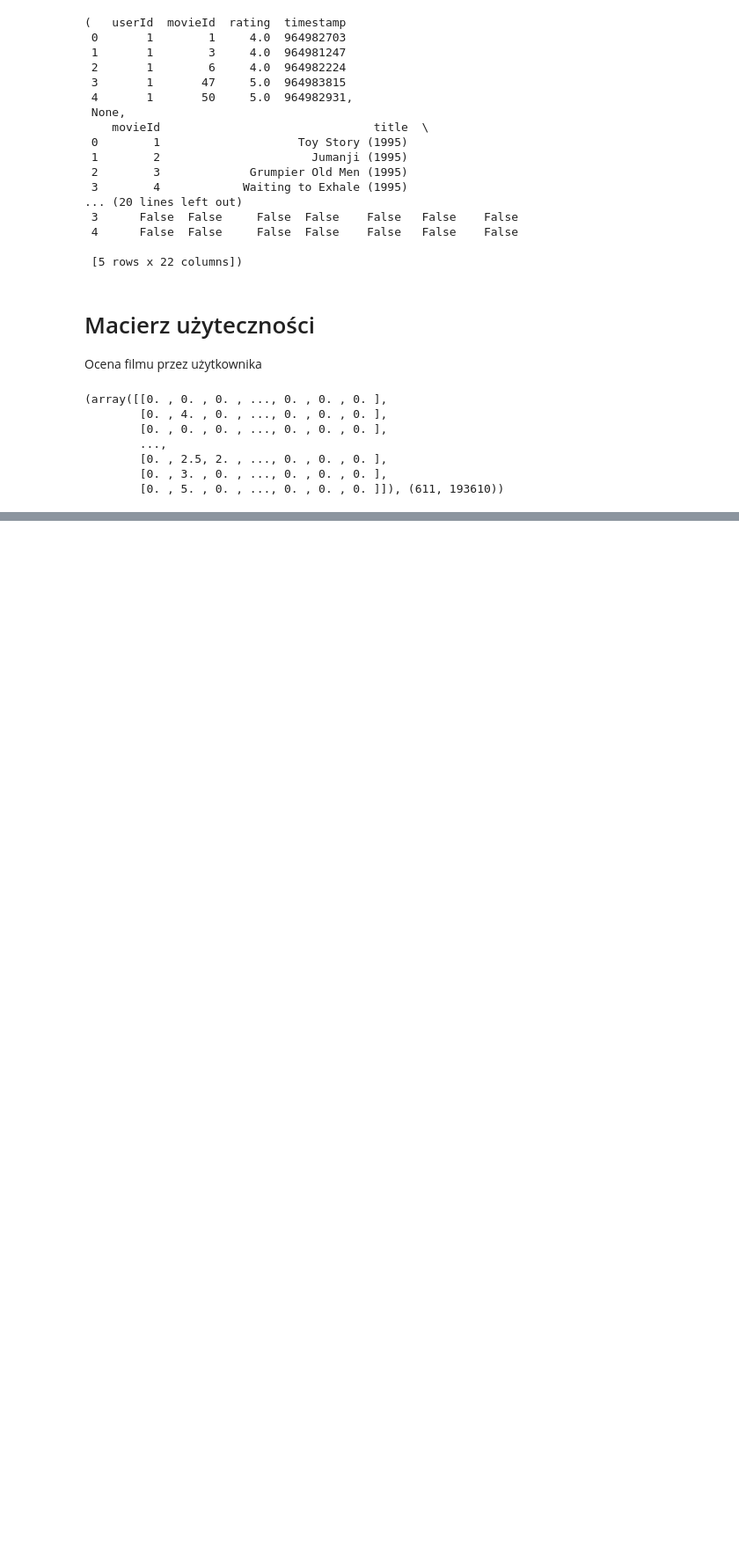
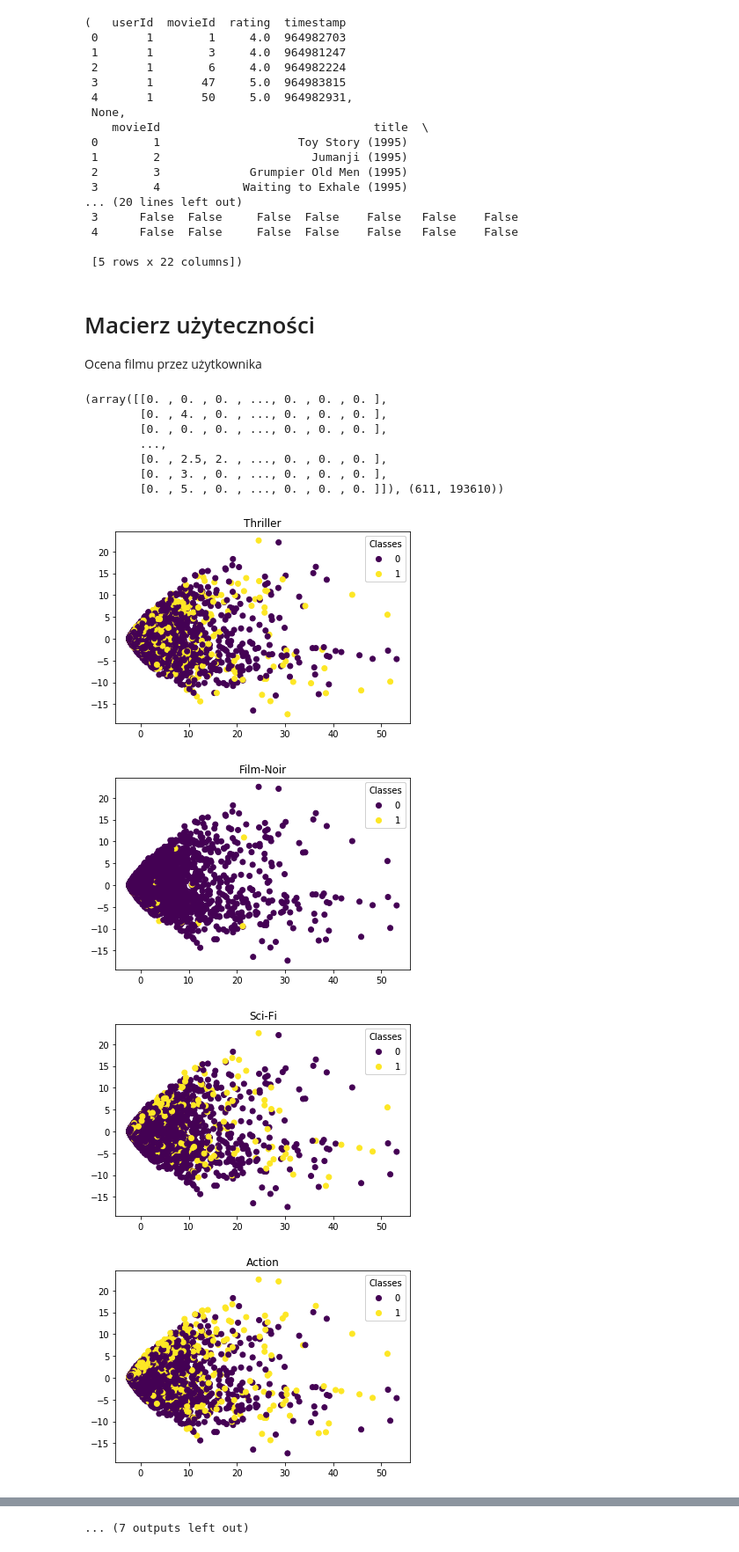
Before and after one commit to mbuszka/ml-project, a Jupyter notebook: Project.ipynb, the cells around one changed output, grey strips where cells are left out. Shown at 88% size. Cells and saved outputs as stored; diff of their text form; code cells hidden in the pictures; blank space fills up the shorter version.

Commit message:
Added scatter plot for every movie type

```diff
--- a/Project.ipynb
+++ b/Project.ipynb
@@ -91,3 +90,19 @@ utility_matrix.toarray(), utility_matrix.toarray().shape
         [0. , 2.5, 2. , ..., 0. , 0. , 0. ],
         [0. , 3. , 0. , ..., 0. , 0. , 0. ],
         [0. , 5. , 0. , ..., 0. , 0. , 0. ]]), (611, 193610))
+# %%
+pca_model = PCA(n_components=2)
+pca = pca_model.fit_transform(utility_matrix.toarray()[:, movies["movieId"]].T)
+for g in genres:
+    fig, ax = plt.subplots()
+    plt.title(g)
+    scatter = ax.scatter(pca[:, 0], pca[:, 1], c = movies[g])
+    legend1 = ax.legend(*scatter.legend_elements(),
+                    loc="upper right", title="Classes")
+    ax.add_artist(legend1)
+    plt.show()
+# %% [output]
+[figure, added]
+[figure, added]
+[figure, added]
+[figure, added]
@@ -93,0 +117 @@ utility_matrix.toarray(), utility_matrix.toarray().shape
+... (7 outputs left out)
```
Also changed, not shown: parts of 3 cells of this notebook.
